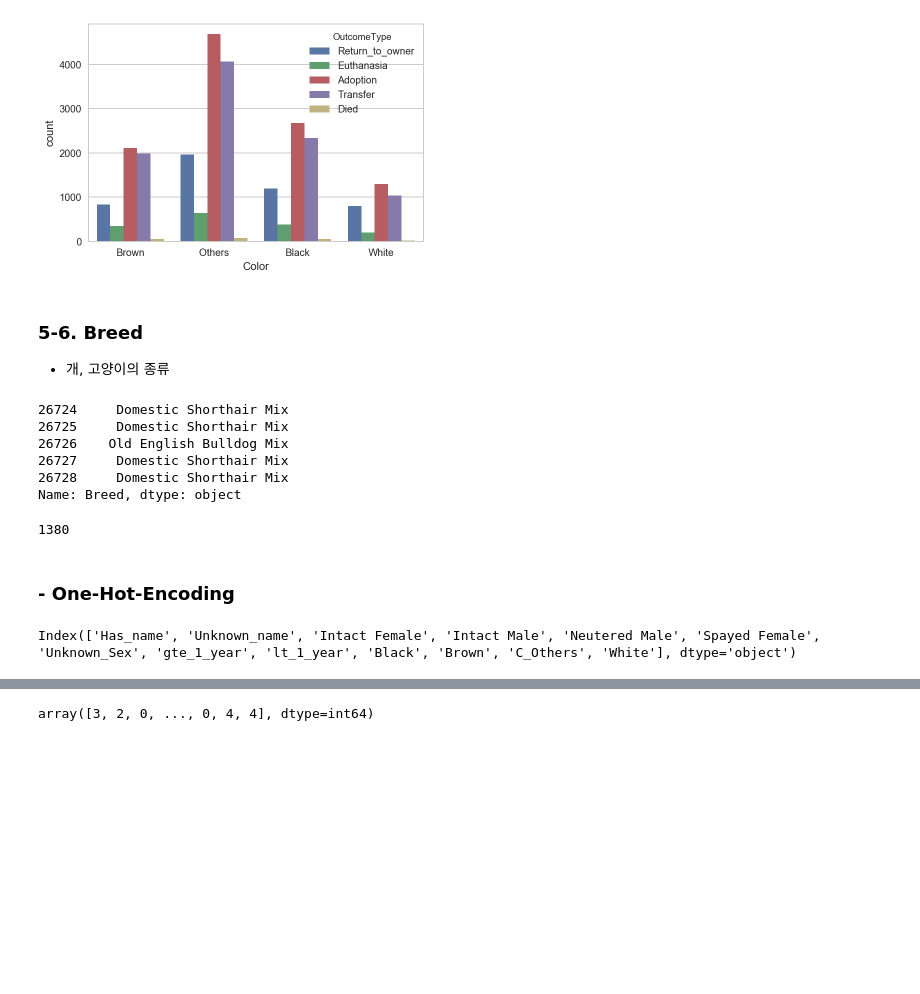
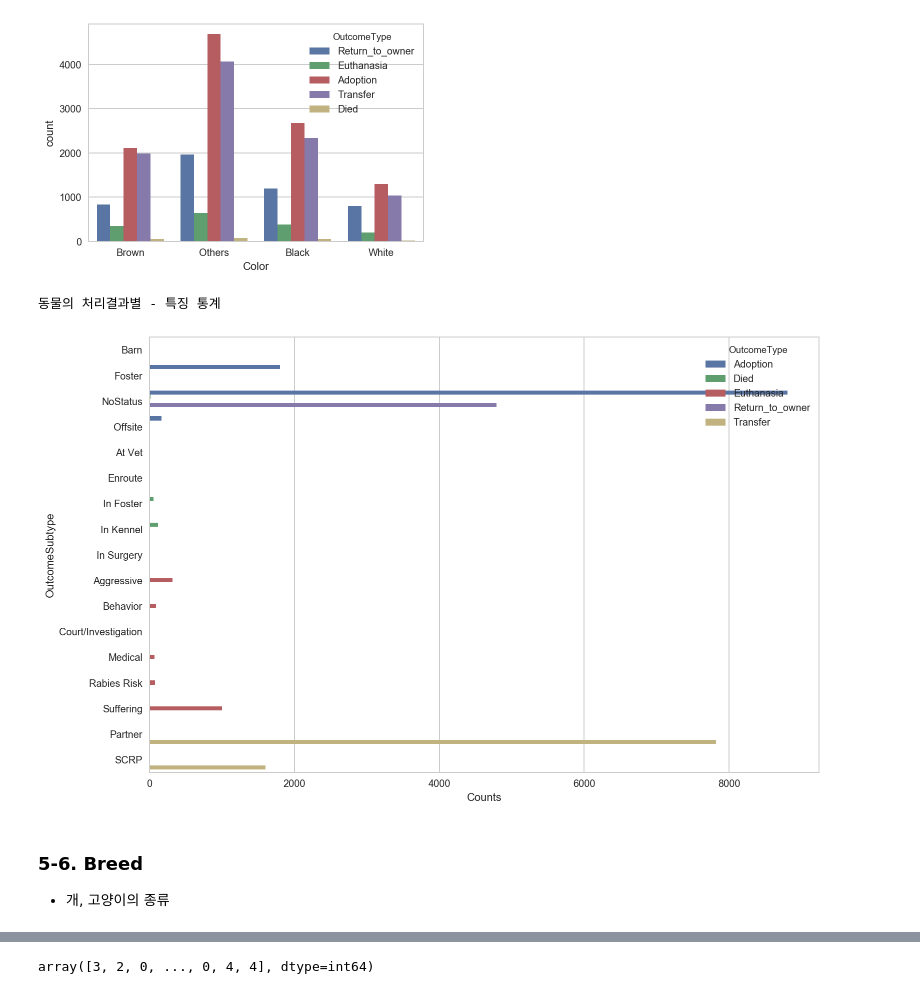
Before and after one commit to brightscannon/Keggle_Shelter_analysis, a Jupyter notebook: Shelter Animal Outcomes - presentation.ipynb, the cells around one changed output, grey strips where cells are left out. Saved outputs shown, nothing was run; the diff lists cells and outputs as text; code cells hidden in the pictures; blank space fills up the shorter version.

```diff
--- a/Shelter Animal Outcomes - presentation.ipynb
+++ b/Shelter Animal Outcomes - presentation.ipynb
@@ -407,26 +600,17 @@ sns.countplot(x='Color',data=train, hue='OutcomeType')
 plt.show()
 # %% [output]
 [figure]
+# %%
+sorted_df = df_train.groupby(["OutcomeType","OutcomeSubtype"]).size().reset_index(name="count")
+fig = plt.figure(figsize=(12,8))
+ax = sns.barplot(data = sorted_df, x="count", y="OutcomeSubtype", hue="OutcomeType")
+ax.set_xlabel('Counts')
+ax.set_ylabel('OutcomeSubtype')
+print("동물의 처리결과별 - 특징 통계")
+# %% [output]
+동물의 처리결과별 - 특징 통계
+[figure, added]
 # %% [markdown]
 ### 5-6. Breed
 
 - 개, 고양이의 종류
-# %%
-train['Breed'].tail()
-# %% [output]
-26724     Domestic Shorthair Mix
-26725     Domestic Shorthair Mix
-26726    Old English Bulldog Mix
-26727     Domestic Shorthair Mix
-26728     Domestic Shorthair Mix
-Name: Breed, dtype: object
-# %%
-len(np.unique(train['Breed']))
-# %% [output]
-1380
-# %% [markdown]
-### - One-Hot-Encoding
-# %%
-df_X.columns
-# %% [output]
-Index(['Has_name', 'Unknown_name', 'Intact Female', 'Intact Male', 'Neutered Male', 'Spayed Female', 'Unknown_Sex', 'gte_1_year', 'lt_1_year', 'Black', 'Brown', 'C_Others', 'White'], dtype='object')
```
Also changed, not shown: parts of 40 cells of this notebook.
